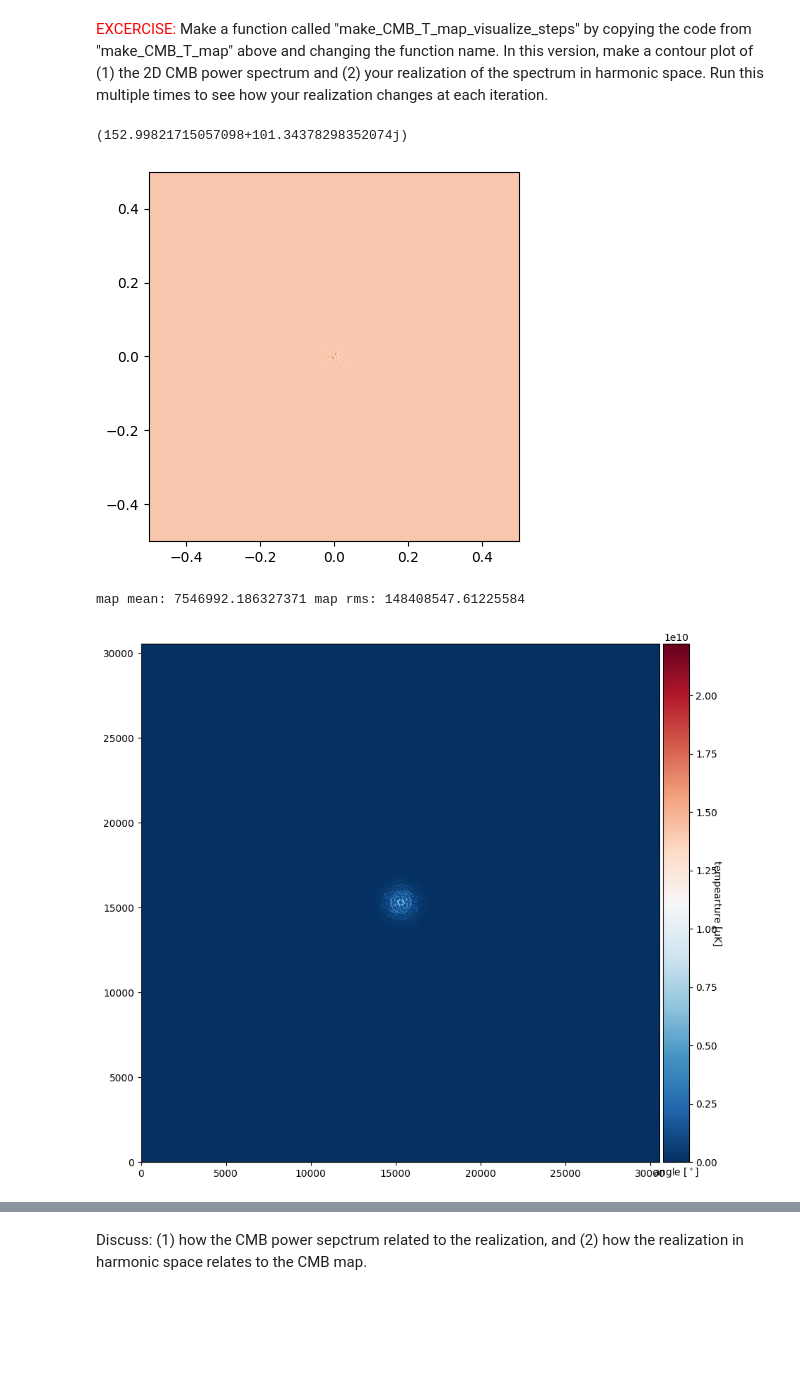
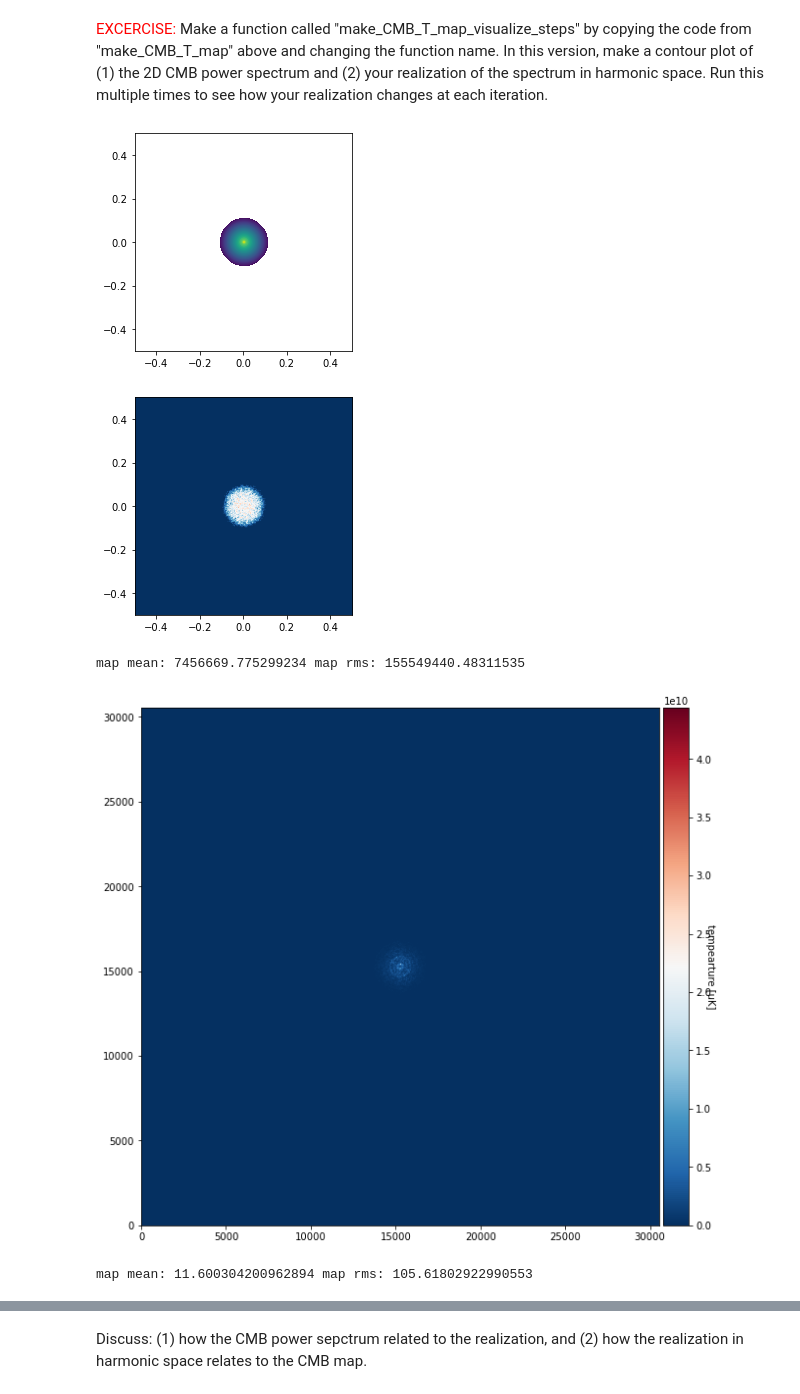
Before and after one commit to harrisonorlando/CMB_Notebooks, a Jupyter notebook: CMB_Part_01.ipynb, the cells around one changed output, grey strips where cells are left out. Drawn from its saved outputs; the diff is of its cells as text; code cells hidden in the pictures; blank space fills up the shorter version.

```diff
--- a/CMB_Part_01.ipynb
+++ b/CMB_Part_01.ipynb
@@ -241,16 +235,16 @@ def make_CMB_T_map_visualize_steps(N,pix_size,ell,DlTT):
     # the 2D Cl spectrum is defined on the multiple vector set by the pixel scale
     CLTT2d = ClTT_expanded[ell2d.astype(int)]
     extent = np.min(X), np.max(X), np.min(Y), np.max(Y)
-    # plt.imshow(np.log(CLTT2d), extent=extent)
-    # plt.show()
+    plt.imshow(np.log(CLTT2d), extent=extent)
+    plt.show()
 
 
     # now make a realization of the CMB with the given power spectrum in real space
     random_array_for_T = np.random.normal(0,1,(N,N))
     FT_random_array_for_T = np.fft.fft2(random_array_for_T)   # take FFT since we are in Fourier space
     FT_2d = np.sqrt(CLTT2d) * FT_random_array_for_T # we take the sqrt since the power spectrum is T^2
-    print(FT_2d[500,512])
-    plt.imshow(np.real(FT_2d), interpolation='bilinear', origin='lower',cmap=cm.RdBu_r, extent=extent)
+    plt.imshow((np.real(FT_2d).astype('uint8')), interpolation='bilinear', origin='lower',cmap=cm.RdBu_r, extent=extent)
+    #you need to add the astype('uint8') to ensure that the values are positive integers and can be graphed
     plt.show()
 
 
@@ -268,35 +262,36 @@ def make_CMB_T_map_visualize_steps(N,pix_size,ell,DlTT):
     return(CMB_T)
   ###############################
 
 def Plot_CMB_Map(Map_to_Plot,c_min,c_max,X_width,Y_width):
     from mpl_toolkits.axes_grid1 import make_axes_locatable
     print("map mean:",np.mean(Map_to_Plot),"map rms:",np.std(Map_to_Plot))
     plt.gcf().set_size_inches(10, 10)
     extent = c_min,c_max,X_width,Y_width
     im = plt.imshow(Map_to_Plot, interpolation='bilinear', origin='lower',cmap=cm.RdBu_r, extent=extent)
     im.set_clim(c_min,c_max)
     ax=plt.gca()
     divider = make_axes_locatable(ax)
     cax = divider.append_axes("right", size="5%", pad=0.05)
 
     cbar = plt.colorbar(im, cax=cax)
     #cbar = plt.colorbar()
     im.set_extent([0,X_width,0,Y_width])
     plt.ylabel('angle $[^\circ]$')
     plt.xlabel('angle $[^\circ]$')
     cbar.set_label('tempearture [uK]', rotation=270)
 
     plt.show()
     return(0)
   ###############################
 
 ## make a CMB T map
 CMB_T = make_CMB_T_map_visualize_steps(N,pix_size,ell,DlTT)
-#Plot_CMB_Map(CMB_T,c_min,c_max,X_width,Y_width)
+Plot_CMB_Map(CMB_T,c_min,c_max,X_width,Y_width)
 #plt.savefig('cmb1.png')
 #plt.clf()
 # %% [output]
+[figure, new version]
+[figure, new version]
-(152.99821715057098+101.34378298352074j)
+map mean: 7456669.775299234 map rms: 155549440.48311535
-[figure, old version]
+[figure, added]
-map mean: 7546992.186327371 map rms: 148408547.61225584
+map mean: 11.600304200962894 map rms: 105.61802922990553
-[figure, old version]
```
Also changed, not shown: parts of 14 cells of this notebook.
